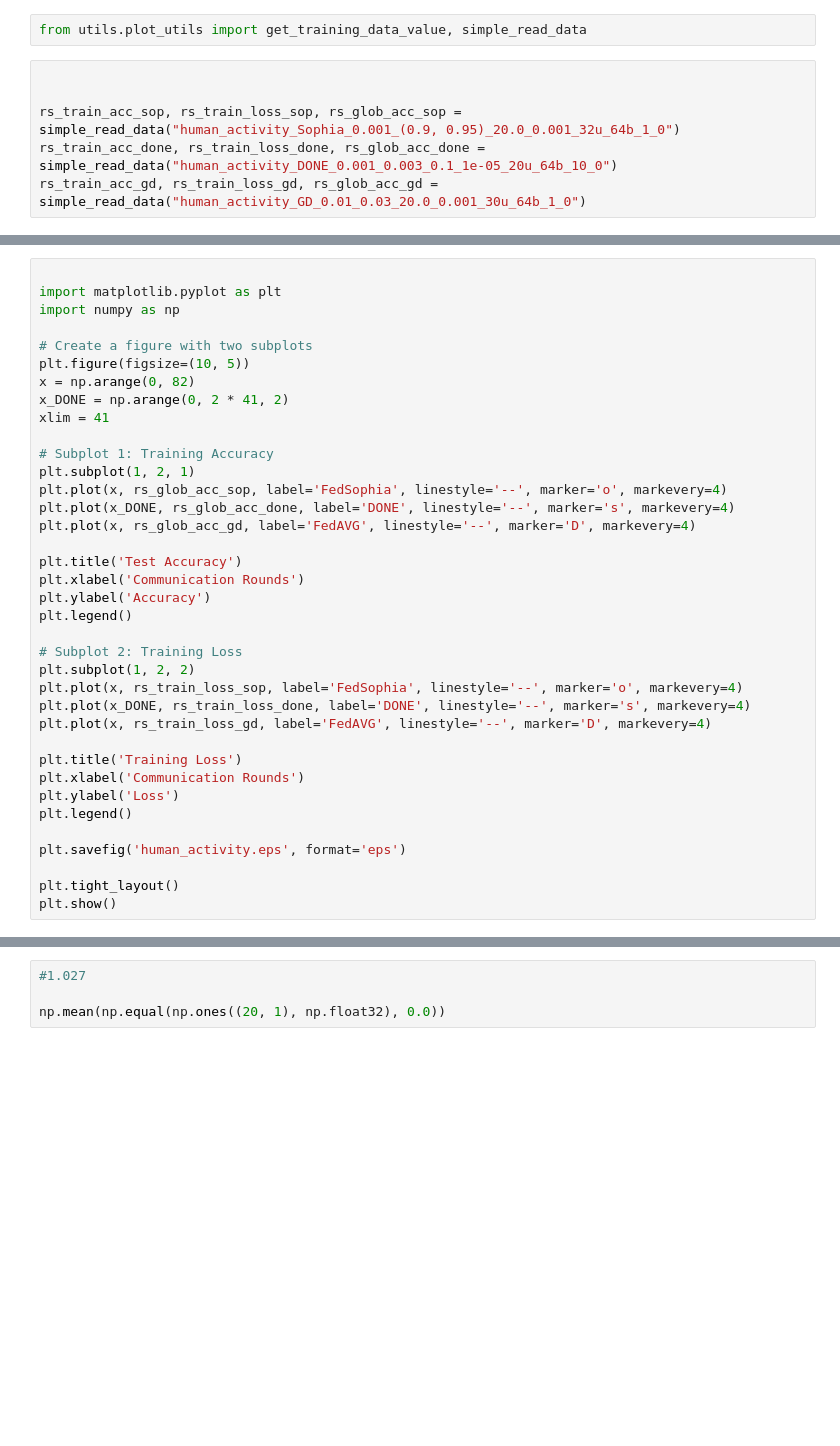
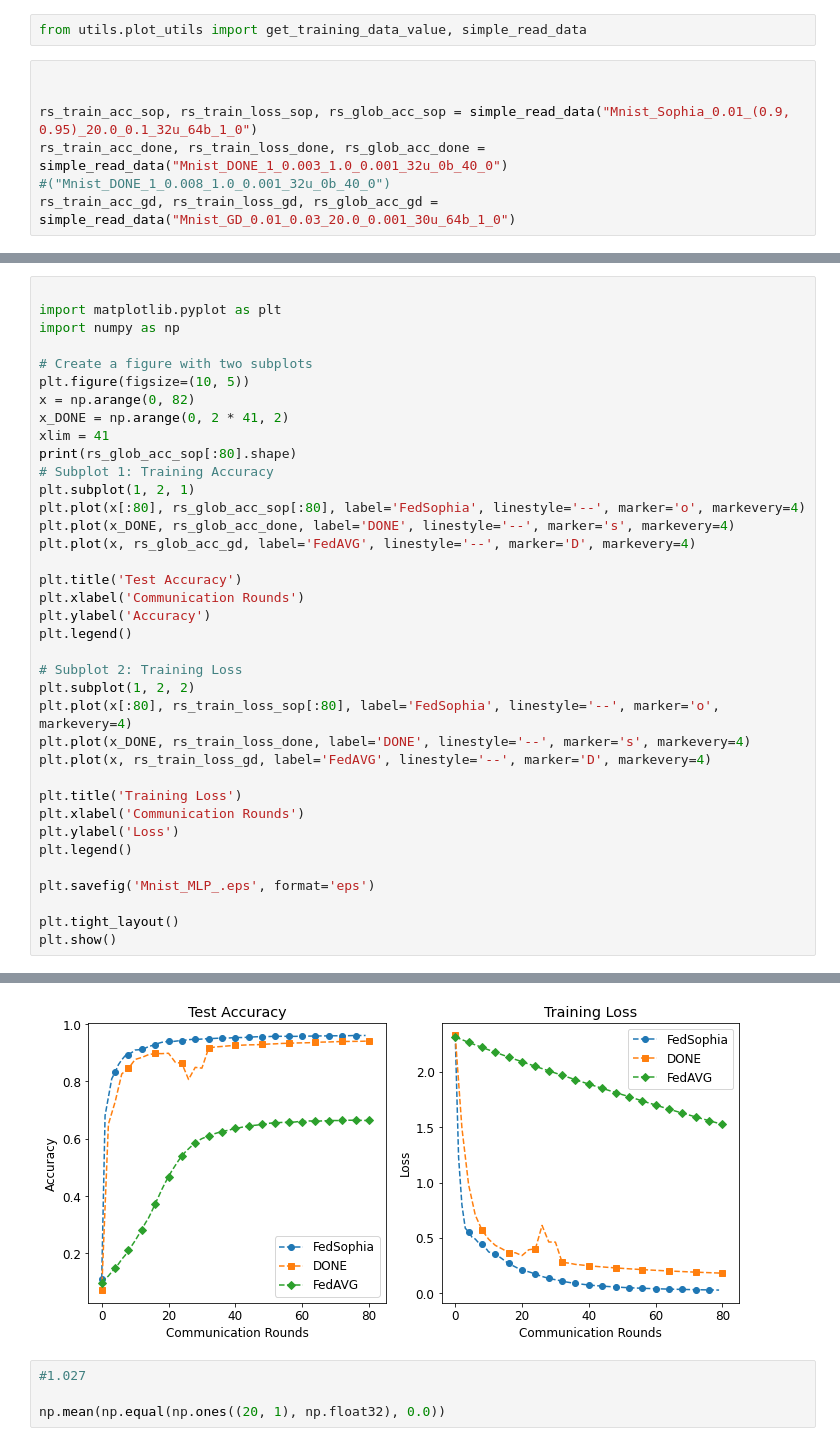
Before and after one commit to Abdulmomen96/DONE, a Jupyter notebook: main.ipynb, the cells around one changed output, grey strips where cells are left out. Cells and saved outputs as stored; diff of their text form; blank space fills up the shorter version.

```diff
--- a/main.ipynb
+++ b/main.ipynb
@@ -229,6 +231,7 @@ from utils.plot_utils import get_training_data_value, simple_read_data
 # %%
 
 
-rs_train_acc_sop, rs_train_loss_sop, rs_glob_acc_sop = simple_read_data("human_activity_Sophia_0.001_(0.9, 0.95)_20.0_0.001_32u_64b_1_0")
-rs_train_acc_done, rs_train_loss_done, rs_glob_acc_done = simple_read_data("human_activity_DONE_0.001_0.003_0.1_1e-05_20u_64b_10_0")
-rs_train_acc_gd, rs_train_loss_gd, rs_glob_acc_gd = simple_read_data("human_activity_GD_0.01_0.03_20.0_0.001_30u_64b_1_0")
+rs_train_acc_sop, rs_train_loss_sop, rs_glob_acc_sop = simple_read_data("Mnist_Sophia_0.01_(0.9, 0.95)_20.0_0.1_32u_64b_1_0")
+rs_train_acc_done, rs_train_loss_done, rs_glob_acc_done = simple_read_data("Mnist_DONE_1_0.003_1.0_0.001_32u_0b_40_0")
+#("Mnist_DONE_1_0.008_1.0_0.001_32u_0b_40_0")
+rs_train_acc_gd, rs_train_loss_gd, rs_glob_acc_gd = simple_read_data("Mnist_GD_0.01_0.03_20.0_0.001_30u_64b_1_0")
@@ -242,10 +249,10 @@ plt.figure(figsize=(10, 5))
 x = np.arange(0, 82)
 x_DONE = np.arange(0, 2 * 41, 2)
 xlim = 41
-
+print(rs_glob_acc_sop[:80].shape)
 # Subplot 1: Training Accuracy
 plt.subplot(1, 2, 1)
-plt.plot(x, rs_glob_acc_sop, label='FedSophia', linestyle='--', marker='o', markevery=4)
+plt.plot(x[:80], rs_glob_acc_sop[:80], label='FedSophia', linestyle='--', marker='o', markevery=4)
 plt.plot(x_DONE, rs_glob_acc_done, label='DONE', linestyle='--', marker='s', markevery=4)
 plt.plot(x, rs_glob_acc_gd, label='FedAVG', linestyle='--', marker='D', markevery=4)
 
@@ -256,7 +263,7 @@ plt.legend()
 
 # Subplot 2: Training Loss
 plt.subplot(1, 2, 2)
-plt.plot(x, rs_train_loss_sop, label='FedSophia', linestyle='--', marker='o', markevery=4)
+plt.plot(x[:80], rs_train_loss_sop[:80], label='FedSophia', linestyle='--', marker='o', markevery=4)
 plt.plot(x_DONE, rs_train_loss_done, label='DONE', linestyle='--', marker='s', markevery=4)
 plt.plot(x, rs_train_loss_gd, label='FedAVG', linestyle='--', marker='D', markevery=4)
 
@@ -265,7 +272,8 @@ plt.xlabel('Communication Rounds')
 plt.ylabel('Loss')
 plt.legend()
 
-plt.savefig('human_activity.eps', format='eps')
+plt.savefig('Mnist_MLP_.eps', format='eps')
 
 plt.tight_layout()
 plt.show()
+# %% [output]
@@ -272,3 +285,4 @@ plt.show()
+[figure, added]
 # %%
 #1.027
 
```
Also changed, not shown: parts of 10 cells of this notebook, 34 other files.
